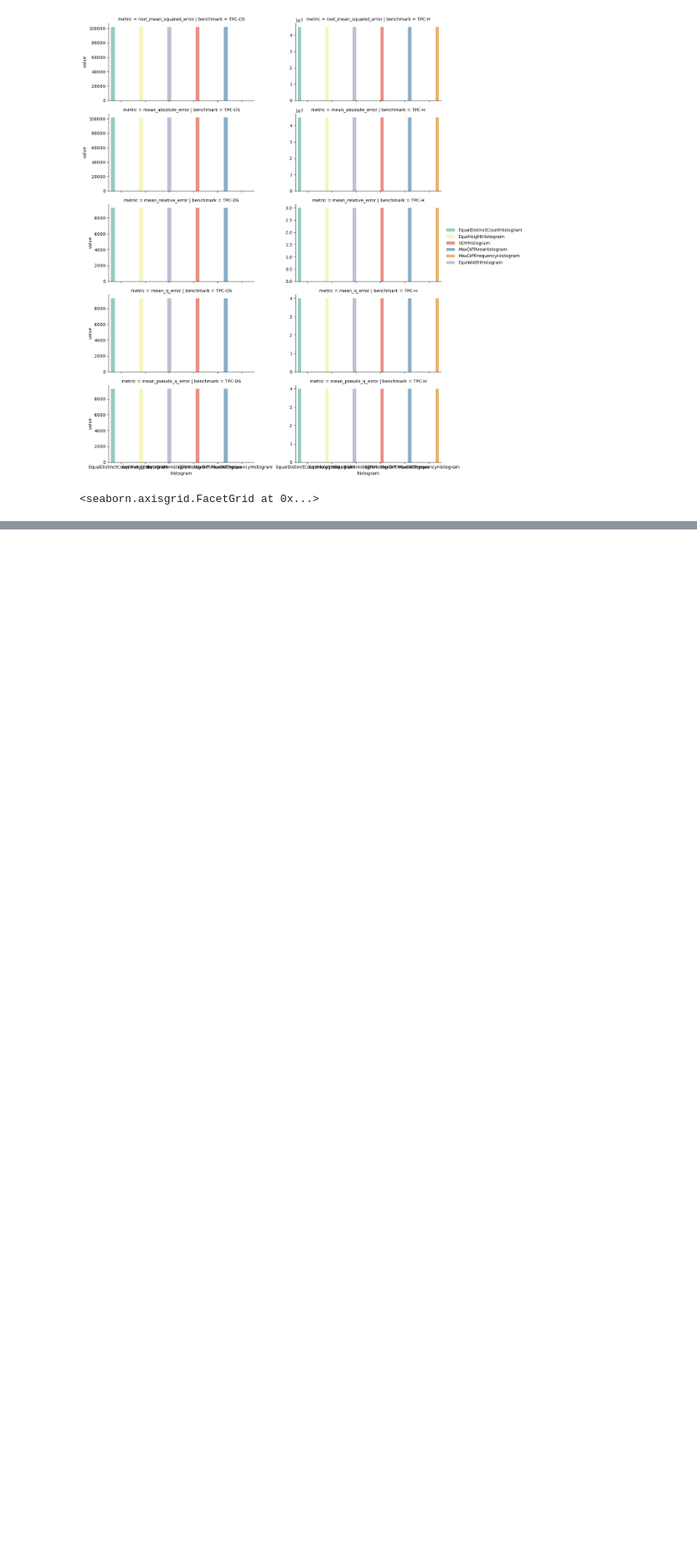
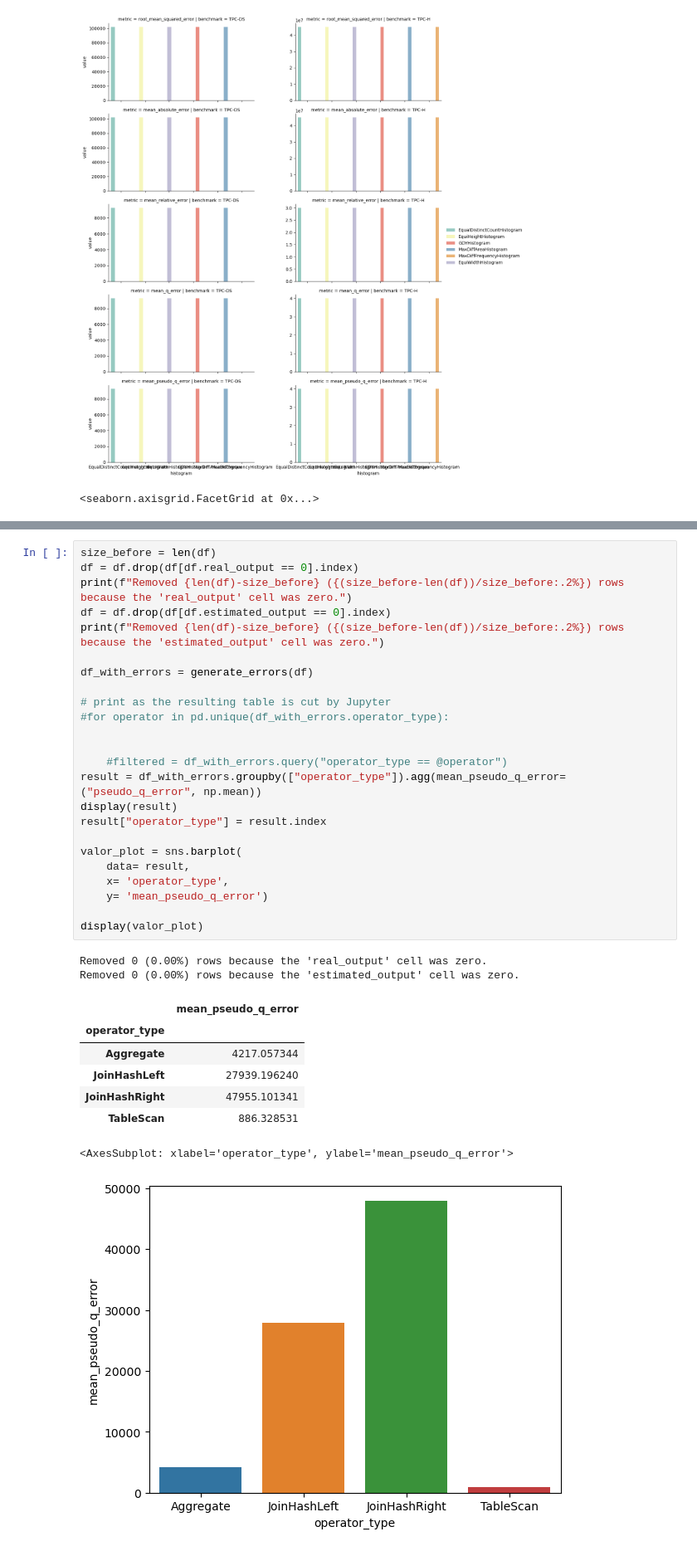
Before and after one commit to rrcomtech/hyrise-histograms, a Jupyter notebook: jupyter/generate_error_table.ipynb, the cells around one changed output, grey strips where cells are left out. Shown at 83% size. Cells and saved outputs as stored; diff of their text form; blank space fills up the shorter version.

```diff
--- a/jupyter/generate_error_table.ipynb
+++ b/jupyter/generate_error_table.ipynb
@@ -206,0 +202,35 @@ WARNING: different value of 2 (previously 3) for TPC-DS, query 39a, op JoinHashR
+# %%
+size_before = len(df)
+df = df.drop(df[df.real_output == 0].index)
+print(f"Removed {len(df)-size_before} ({(size_before-len(df))/size_before:.2%}) rows because the 'real_output' cell was zero.")
+df = df.drop(df[df.estimated_output == 0].index)
+print(f"Removed {len(df)-size_before} ({(size_before-len(df))/size_before:.2%}) rows because the 'estimated_output' cell was zero.")
+
+df_with_errors = generate_errors(df)
+
+# print as the resulting table is cut by Jupyter
+#for operator in pd.unique(df_with_errors.operator_type):
+
+
+    #filtered = df_with_errors.query("operator_type == @operator")
+result = df_with_errors.groupby(["operator_type"]).agg(mean_pseudo_q_error=("pseudo_q_error", np.mean))
+display(result)
+result["operator_type"] = result.index
+
+valor_plot = sns.barplot(
+    data= result,
+    x= 'operator_type',
+    y= 'mean_pseudo_q_error')
+
+display(valor_plot)
+# %% [output]
+Removed 0 (0.00%) rows because the 'real_output' cell was zero.
+Removed 0 (0.00%) rows because the 'estimated_output' cell was zero.
+|  | mean_pseudo_q_error |
+| operator_type |  |
+| Aggregate | 4217.057344 |
+| JoinHashLeft | 27939.196240 |
+| JoinHashRight | 47955.101341 |
+| TableScan | 886.328531 |
+<AxesSubplot: xlabel='operator_type', ylabel='mean_pseudo_q_error'>
+[figure, added]
```
Also changed, not shown: parts of 2 cells of this notebook.
